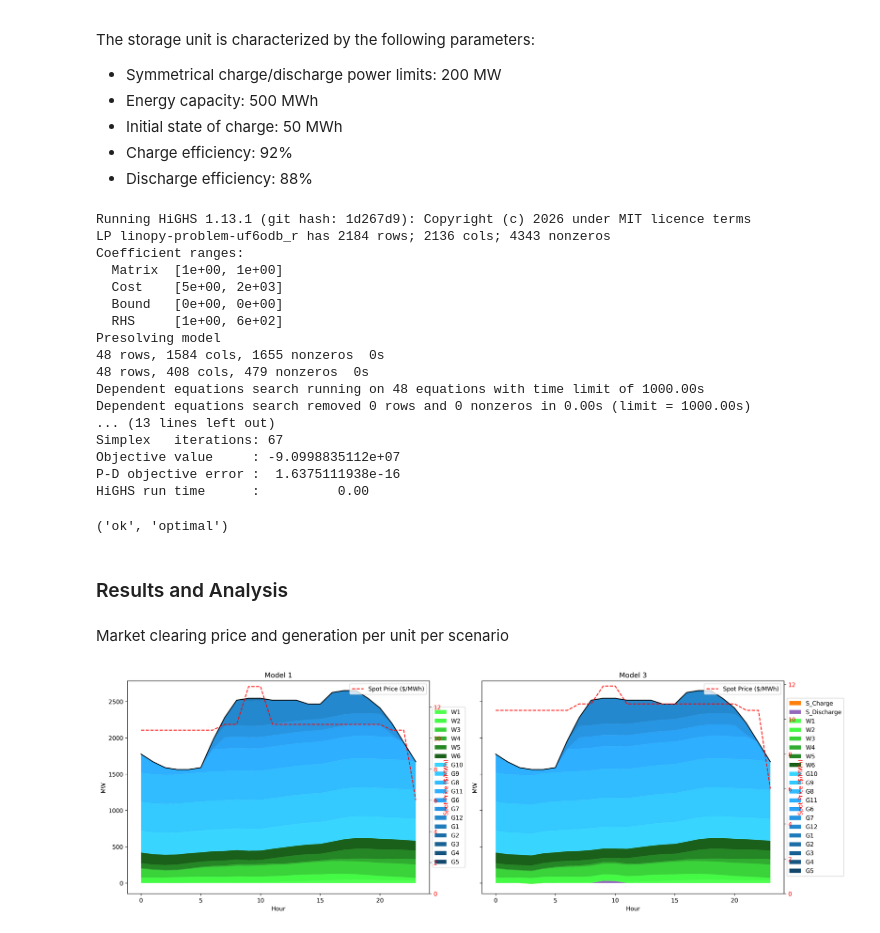
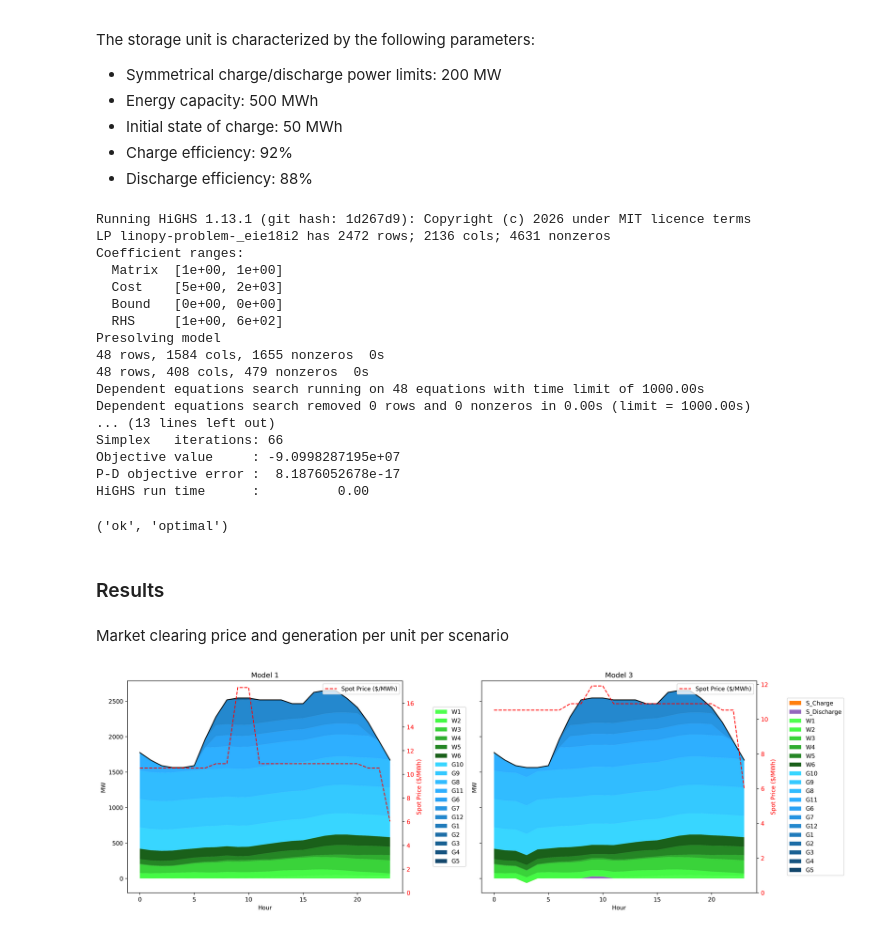
Before and after one commit to dguiraldes/energy_markets, a Jupyter notebook: Q2.ipynb, the cells around one changed output. Cells and saved outputs as stored; diff of their text form; code cells hidden in the pictures.

```diff
--- a/Q2.ipynb
+++ b/Q2.ipynb
@@ -117,7 +122,6 @@ model = linopy.Model()
 
 # Decision variables: generation
 g = model.add_variables(
-    lower=0,
     coords=[generators_set, hours_set],
     name="dispatch"
 )
@@ -140,6 +144,11 @@ d = model.add_variables(
 capacity_constraints = model.add_constraints(
     g <= pmax,
     name="capacity_limit"
+)
+
+min_generation_constraint = model.add_constraints(
+    g >= 0,
+    name="min_generation_constraint"
 )
 
 # Wind generation constraints
@@ -578,9 +587,9 @@ The storage unit is characterized by the following parameters:
 - Discharge efficiency: 88%
 # %%
 # Add storage parameters
-pmax_s = 200 # MW
-E_s = 500 # MWh
-E_ini = 50 # MWh
+pmax_s = 100 # MW
+E_s = 300 # MWh
+E_ini = 0 # MWh
 eta_c = 0.96 # Charge efficiency
 eta_d = 0.92 # Discharge efficiency
 # %%
@@ -588,7 +597,6 @@ model3 = linopy.Model()
 
 # Decision variables: generation
 g3 = model3.add_variables(
-    lower=0,
     coords=[generators_set, hours_set],
     name="dispatch"
 )
@@ -632,6 +640,11 @@ s_discharge = model3.add_variables(
 capacity_constraints3 = model3.add_constraints(
     g3 <= pmax,
     name="capacity_limit"
+)
+
+min_generation_constraint3 = model3.add_constraints(
+    g3 >= 0,
+    name="min_generation_constraint"
 )
 
 # Wind generation constraints
@@ -692,7 +705,7 @@ model3.add_objective(
 model3.solve(solver_name="highs")
 # %% [output]
 Running HiGHS 1.13.1 (git hash: 1d267d9): Copyright (c) 2026 under MIT licence terms
-LP linopy-problem-uf6odb_r has 2184 rows; 2136 cols; 4343 nonzeros
+LP linopy-problem-_eie18i2 has 2472 rows; 2136 cols; 4631 nonzeros
 Coefficient ranges:
   Matrix  [1e+00, 1e+00]
   Cost    [5e+00, 2e+03]
@@ -704,17 +717,18 @@ Presolving model
 Dependent equations search running on 48 equations with time limit of 1000.00s
 Dependent equations search removed 0 rows and 0 nonzeros in 0.00s (limit = 1000.00s)
 ... (13 lines left out)
-Simplex   iterations: 67
-Objective value     : -9.0998835112e+07
-P-D objective error :  1.6375111938e-16
+Simplex   iterations: 66
+Objective value     : -9.0998287195e+07
+P-D objective error :  8.1876052678e-17
 HiGHS run time      :          0.00
 ('ok', 'optimal')
 # %% [markdown]
-### Results and Analysis
+### Results
 # %% [markdown]
 Market clearing price and generation per unit per scenario
 # %%
-    # plotting the results
+# Plot the dispatch and spot price for models 1 and 3
+
 def dispatch_plot(model, ax):
     g_dispatch = model.variables["dispatch"].solution.to_dataframe().reset_index()
     w_dispatch = model.variables["wind_generation"].solution.to_dataframe().reset_index()
@@ -791,32 +805,32 @@ def dispatch_plot(model, ax):
         elif unit.startswith('W') or unit.startswith('S'):
             return 0
         else:
             return 9999  # fallback for unknown units
 
     units_sorted = sorted(units, key=unit_cost)
     colors_sorted = [color_palette(unit, units_sorted) for unit in units_sorted]
 
     ax.stackplot(dispatch_pivot.index, [dispatch_pivot[unit] for unit in units_sorted], labels=units_sorted, colors=colors_sorted)
 
-    ax.legend(loc='center left', bbox_to_anchor=(1.0, 0.5))
+    ax.legend(loc='center left', bbox_to_anchor=(1.1, 0.5))
     ax.plot(total_demand['Hour'], total_demand['Total_Demand_MW'], color='black', label='Total Demand')
     ax.set_xlabel('Hour')
     ax.set_ylabel('MW')
 
     # add another y-axis for spot price
     ax2 = ax.twinx()
     ax2.plot(spot_price['Hour'], spot_price['Spot_Price_$/MWh'], color='red', linestyle='--', label='Spot Price ($/MWh)')
     ax2.set_ylabel('Spot Price ($/MWh)', color='red')
     ax2.tick_params(axis='y', labelcolor='red')
     ax2.legend(loc='upper right')
     ax2.set_ylim(bottom=0)  # Ensure spot price starts at 0
 
 
 fig, axs = plt.subplots(1, 2, figsize=(18, 6), dpi=300, sharey=True)
 dispatch_plot(model, axs[0])
 dispatch_plot(model3, axs[1])
 axs[0].set_title('Model 1')
 axs[1].set_title('Model 3')
 plt.tight_layout()
 # %% [output]
-[figure, old version]
+[figure, new version]
```
Also changed, not shown: parts of 21 cells of this notebook.
